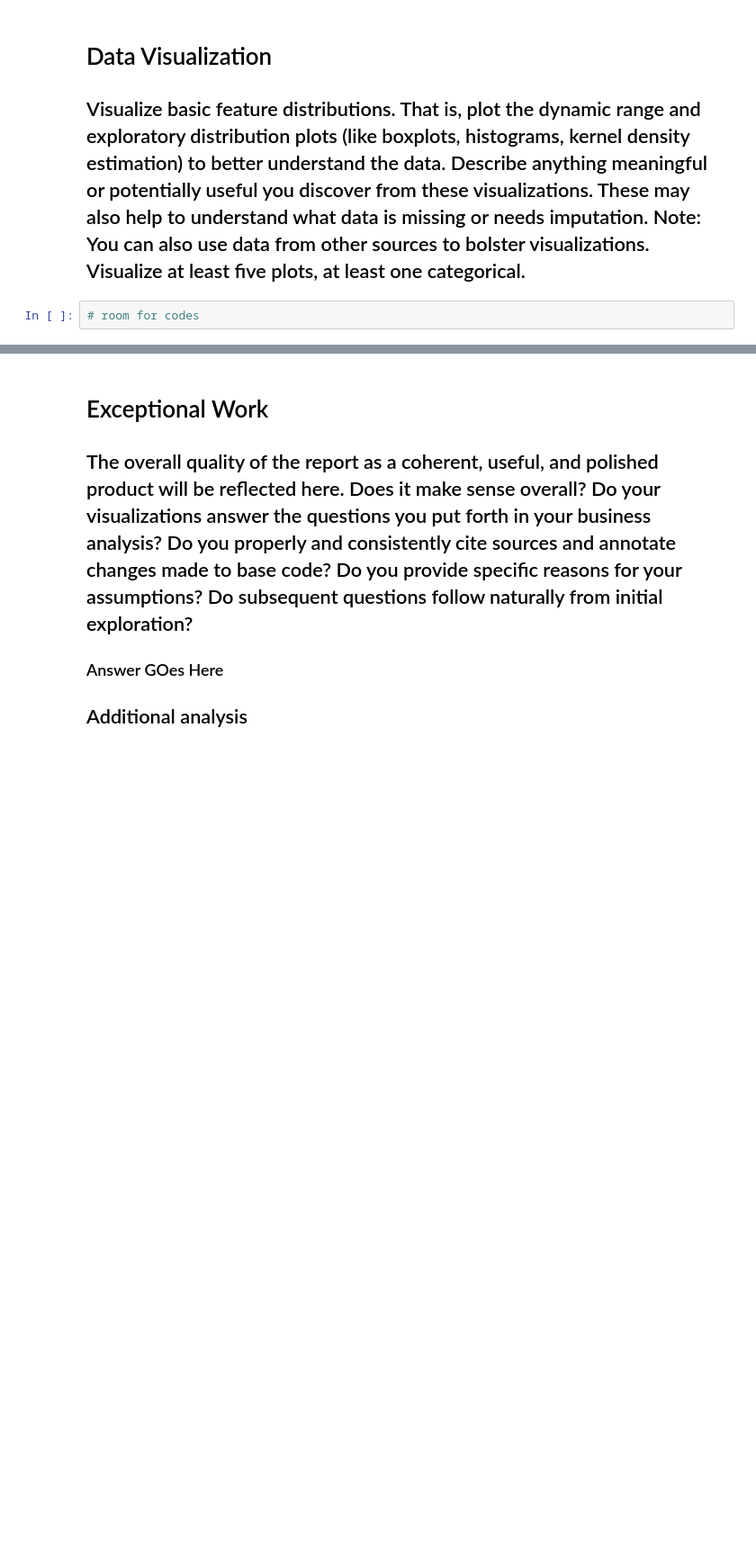
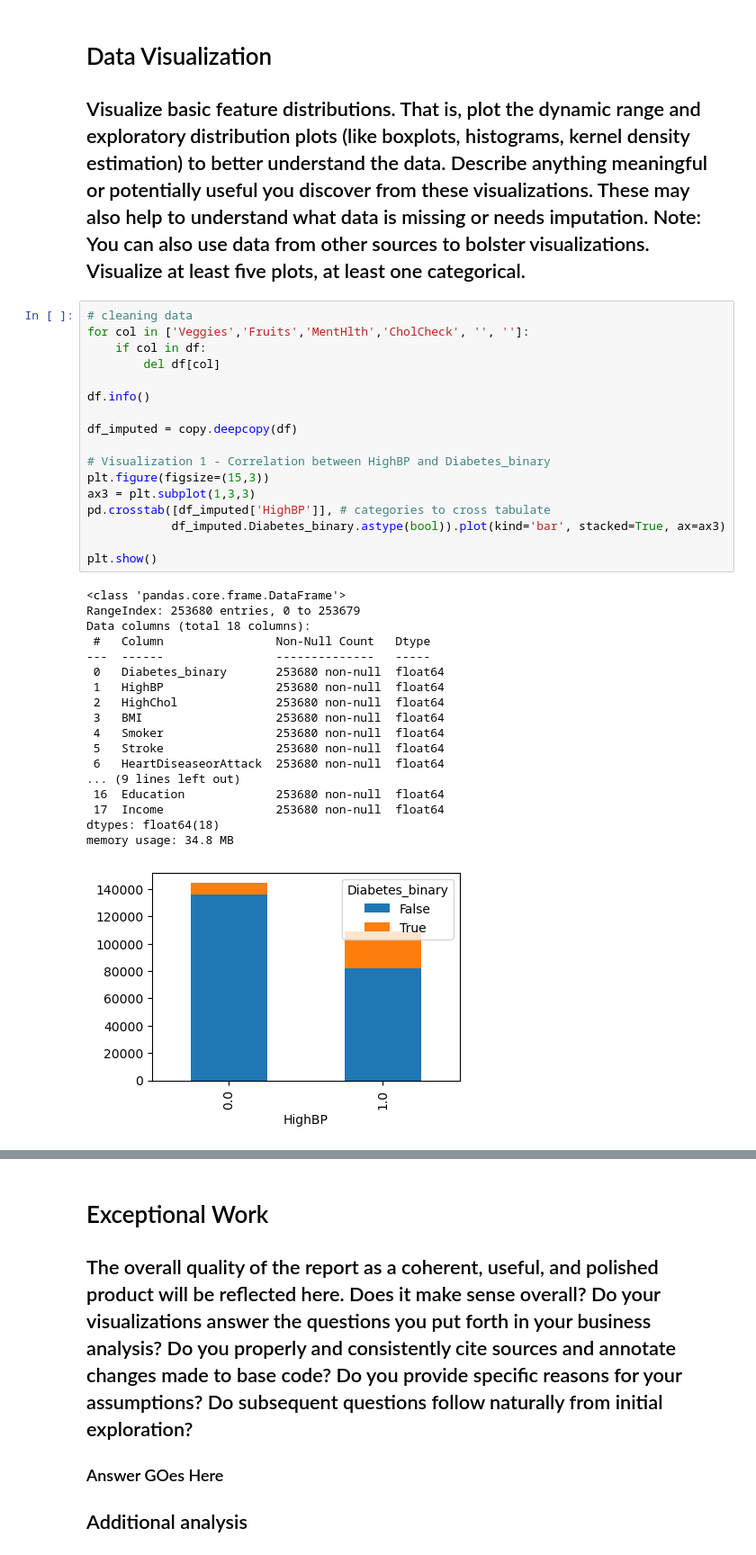
Before and after one commit to 48878679/CS-5324-Lab1, a Jupyter notebook: Lab1/Lab1.ipynb, the cells around one changed output, grey strips where cells are left out. Shown at 90% size. Cells and saved outputs as stored; diff of their text form; blank space fills up the shorter version.

Commit message:
Two visualization and analyzation updated

```diff
--- a/Lab1/Lab1.ipynb
+++ b/Lab1/Lab1.ipynb
@@ -181,4 +184,38 @@ sns.heatmap(cm, annot=True, cmap="coolwarm", fmt=".2f")
 # Data Visualization
 ## Visualize basic feature distributions. That is, plot the dynamic range and exploratory distribution plots (like boxplots, histograms, kernel density estimation) to better understand the data. Describe anything meaningful or potentially useful you discover from these visualizations. These may also help to understand what data is missing or needs imputation. Note: You can also use data from other sources to bolster visualizations. Visualize at least five plots, at least one categorical.
 # %%
-# room for codes
+# cleaning data
+for col in ['Veggies','Fruits','MentHlth','CholCheck', '', '']:
+    if col in df:
+        del df[col]
+
+df.info()
+
+df_imputed = copy.deepcopy(df)
+
+# Visualization 1 - Correlation between HighBP and Diabetes_binary
+plt.figure(figsize=(15,3))
+ax3 = plt.subplot(1,3,3)
+pd.crosstab([df_imputed['HighBP']], # categories to cross tabulate
+            df_imputed.Diabetes_binary.astype(bool)).plot(kind='bar', stacked=True, ax=ax3)
+
+plt.show()
+# %% [output]
+<class 'pandas.core.frame.DataFrame'>
+RangeIndex: 253680 entries, 0 to 253679
+Data columns (total 18 columns):
+ #   Column                Non-Null Count   Dtype
+---  ------                --------------   -----
+ 0   Diabetes_binary       253680 non-null  float64
+ 1   HighBP                253680 non-null  float64
+ 2   HighChol              253680 non-null  float64
+ 3   BMI                   253680 non-null  float64
+ 4   Smoker                253680 non-null  float64
+ 5   Stroke                253680 non-null  float64
+ 6   HeartDiseaseorAttack  253680 non-null  float64
+... (9 lines left out)
+ 16  Education             253680 non-null  float64
+ 17  Income                253680 non-null  float64
+dtypes: float64(18)
+memory usage: 34.8 MB
+[figure, added]
```
Also changed, not shown: parts of 5 cells of this notebook.
